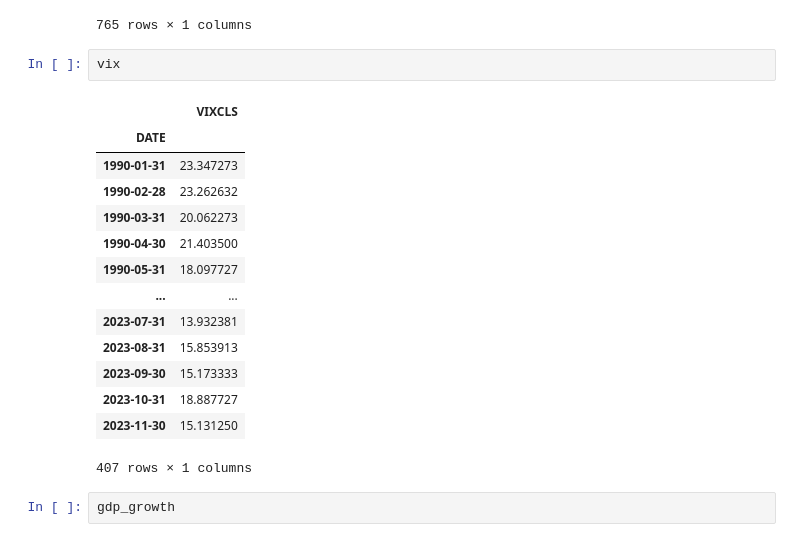
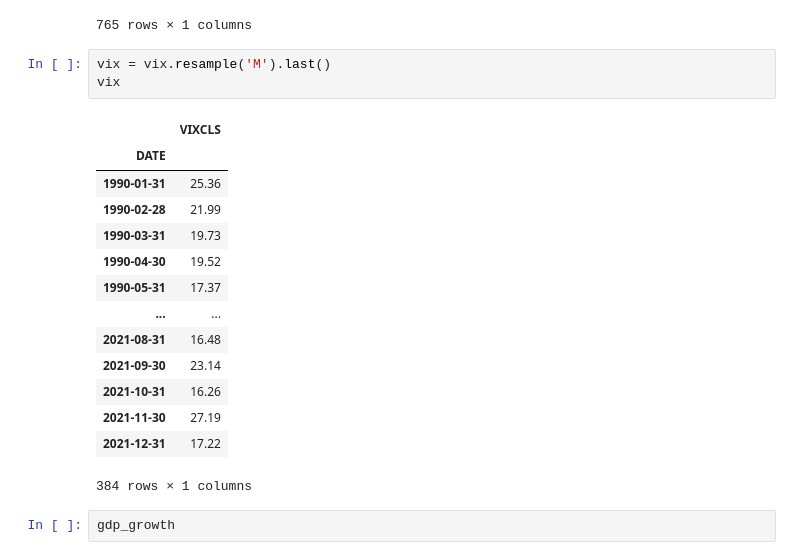
Before and after one commit to FELAB-KHU/S-PQuantTeam03, a Jupyter notebook: regime_definition_최종_지영.ipynb, the cells around one changed output. Saved outputs shown, nothing was run; the diff lists cells and outputs as text.

```diff
--- a/regime_definition_최종_지영.ipynb
+++ b/regime_definition_최종_지영.ipynb
@@ -102,23 +99,24 @@ leadingIndicator
 | 2023-08-31 | 99.400592 |
 | 2023-09-30 | 99.492374 |
 765 rows × 1 columns
-# %%
-vix
-# %% [output]
-|  | VIXCLS |
-| DATE |  |
-| 1990-01-31 | 23.347273 |
-| 1990-02-28 | 23.262632 |
-| 1990-03-31 | 20.062273 |
-| 1990-04-30 | 21.403500 |
-| 1990-05-31 | 18.097727 |
-| ... | ... |
-| 2023-07-31 | 13.932381 |
-| 2023-08-31 | 15.853913 |
-| 2023-09-30 | 15.173333 |
-| 2023-10-31 | 18.887727 |
-| 2023-11-30 | 15.131250 |
-407 rows × 1 columns
+# %%
+vix = vix.resample('M').last()
+vix
+# %% [output]
+|  | VIXCLS |
+| DATE |  |
+| 1990-01-31 | 25.36 |
+| 1990-02-28 | 21.99 |
+| 1990-03-31 | 19.73 |
+| 1990-04-30 | 19.52 |
+| 1990-05-31 | 17.37 |
+| ... | ... |
+| 2021-08-31 | 16.48 |
+| 2021-09-30 | 23.14 |
+| 2021-10-31 | 16.26 |
+| 2021-11-30 | 27.19 |
+| 2021-12-31 | 17.22 |
+384 rows × 1 columns
 # %%
 gdp_growth
 # %% [output]
```
Also changed, not shown: parts of 7 cells of this notebook.
